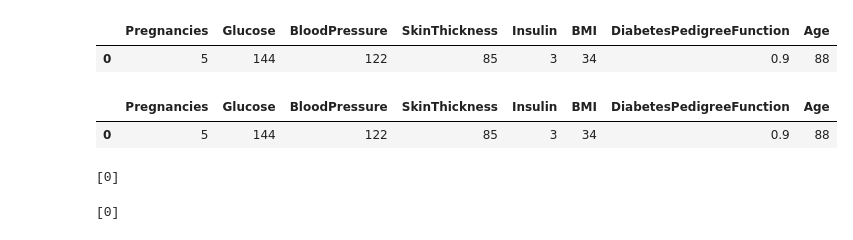
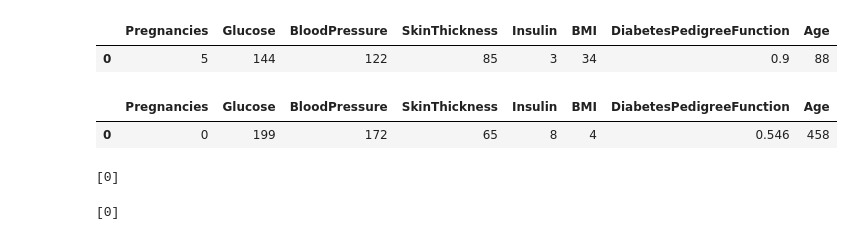
Before and after one commit to PraffullaDubey/Analysis_and_Future_Risk_Prediction_of_Diabetes_Mellitus, a Jupyter notebook: Review 2/Review-2.ipynb, the cells around one changed output. Cells and saved outputs as stored; diff of their text form; code cells hidden in the pictures.

Commit message:
Updated the Expected Outcome Column

```diff
--- a/Review 2/Review-2.ipynb
+++ b/Review 2/Review-2.ipynb
@@ -542,11 +542,11 @@ paitentid_SVM.head()
 # %%
 x3 = ['Pregnancies','Glucose','BloodPressure','SkinThickness','Insulin','BMI','DiabetesPedigreeFunction','Age']
 data3 = [0,199,172,65,8,4,0.546,458]
-paitentid_DT = pd.DataFrame([data2],columns=x)
+paitentid_DT = pd.DataFrame([data3],columns = x3)
 paitentid_DT.head()
 # %% [output]
 |  | Pregnancies | Glucose | BloodPressure | SkinThickness | Insulin | BMI | DiabetesPedigreeFunction | Age |
-| 0 | 5 | 144 | 122 | 85 | 3 | 34 | 0.9 | 88 |
+| 0 | 0 | 199 | 172 | 65 | 8 | 4 | 0.546 | 458 |
 # %%
 predictions_diabetes = n.predict(paitentid_KNN)
 print(predictions_diabetes)
```
Also changed, not shown: parts of 2 cells of this notebook.
